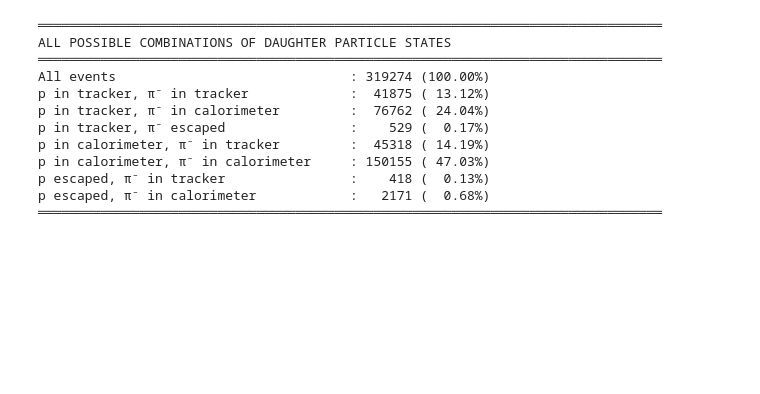
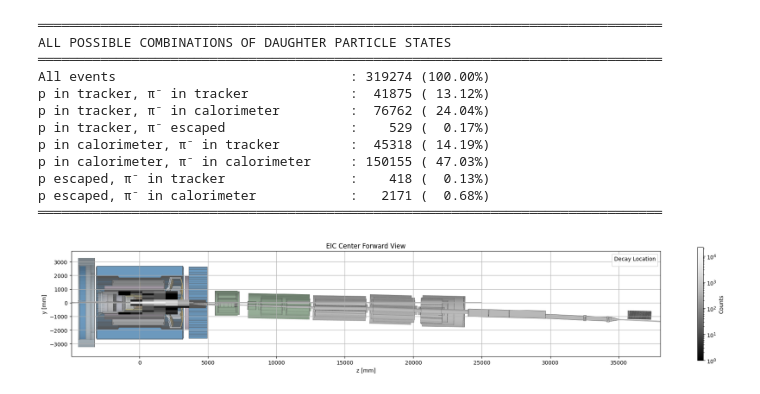
Before and after one commit to Allseeing1620/acceptance-analysis, a Jupyter notebook: analyze-df.ipynb, the cells around one changed output. Drawn from its saved outputs; the diff is of its cells as text; code cells hidden in the pictures; blank space fills up the shorter version.

Commit message:
2d hist

```diff
--- a/analyze-df.ipynb
+++ b/analyze-df.ipynb
@@ -769,3 +764,35 @@ p in calorimeter, π⁻ in calorimeter     : 150155 ( 47.03%)
 p escaped, π⁻ in tracker                :    418 (  0.13%)
 p escaped, π⁻ in calorimeter            :   2171 (  0.68%)
 ════════════════════════════════════════════════════════════════════════════════
+# %%
+from matplotlib.colors import LogNorm
+
+r_hist = np.sqrt(lam_prot_pimin_df['lam_epx']*lam_prot_pimin_df['lam_epx'] +
+                 lam_prot_pimin_df['lam_epy']*lam_prot_pimin_df['lam_epy']) * np.sign(lam_prot_pimin_df['lam_epy'])
+
+fig, ax = create_plot_with_background()
+
+
+x_lim = ax.get_xlim()
+y_lim = ax.get_ylim()
+
+h = ax.hist2d(lam_prot_pimin_df['lam_epz'], r_hist, bins=50,
+              cmap='Greys_r', norm=LogNorm(),
+              range=[x_lim, y_lim])
+
+
+ax.set_xlim(x_lim)
+ax.set_ylim(y_lim)
+
+cbar = fig.colorbar(h[3], ax=ax, label='Counts', shrink=0.3)
+
+ax.set_xlabel("z [mm]")
+ax.set_ylabel("y [mm]")
+ax.set_aspect("equal", adjustable="box")
+ax.grid(True)
+ax.legend(title="Decay Location")
+
+plt.tight_layout()
+plt.show()
+# %% [output]
+[figure, added]
```
Also changed, not shown: parts of 6 cells of this notebook.
